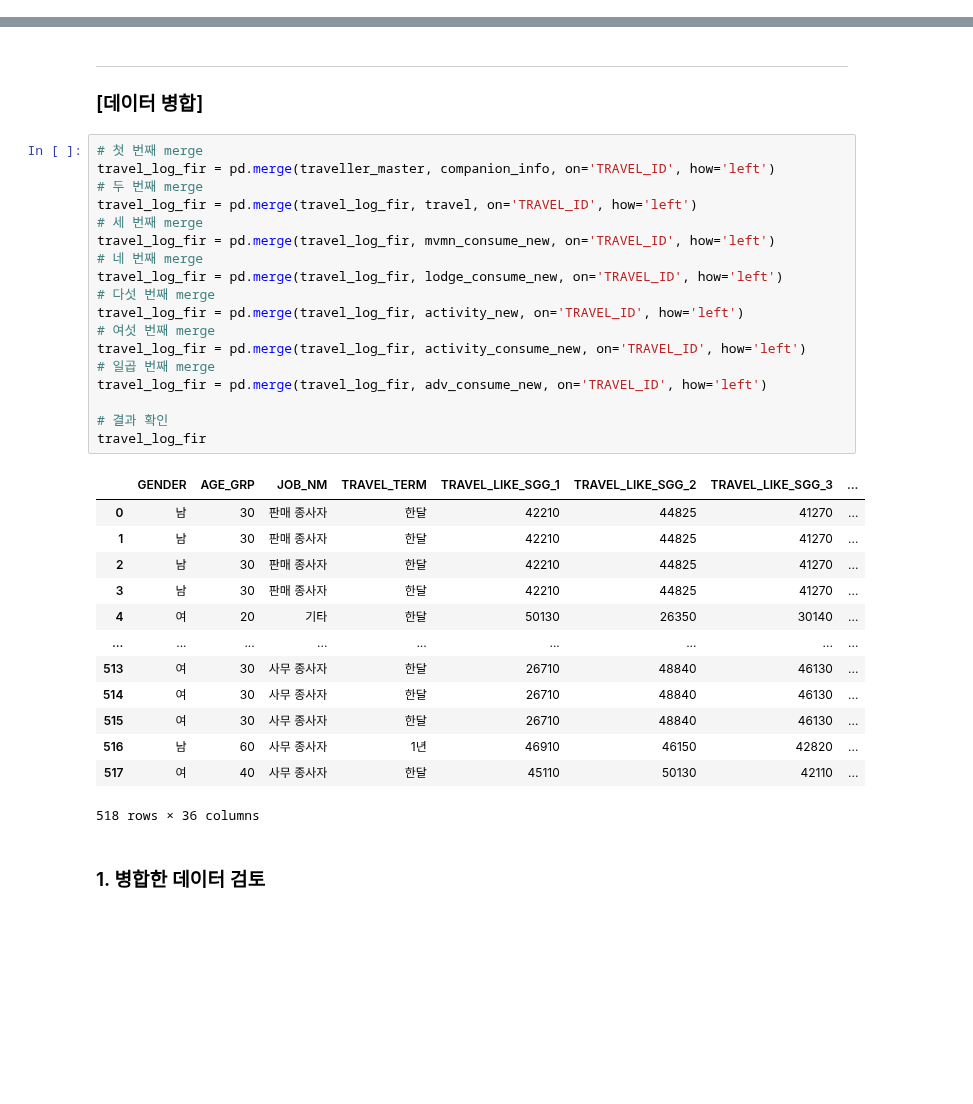
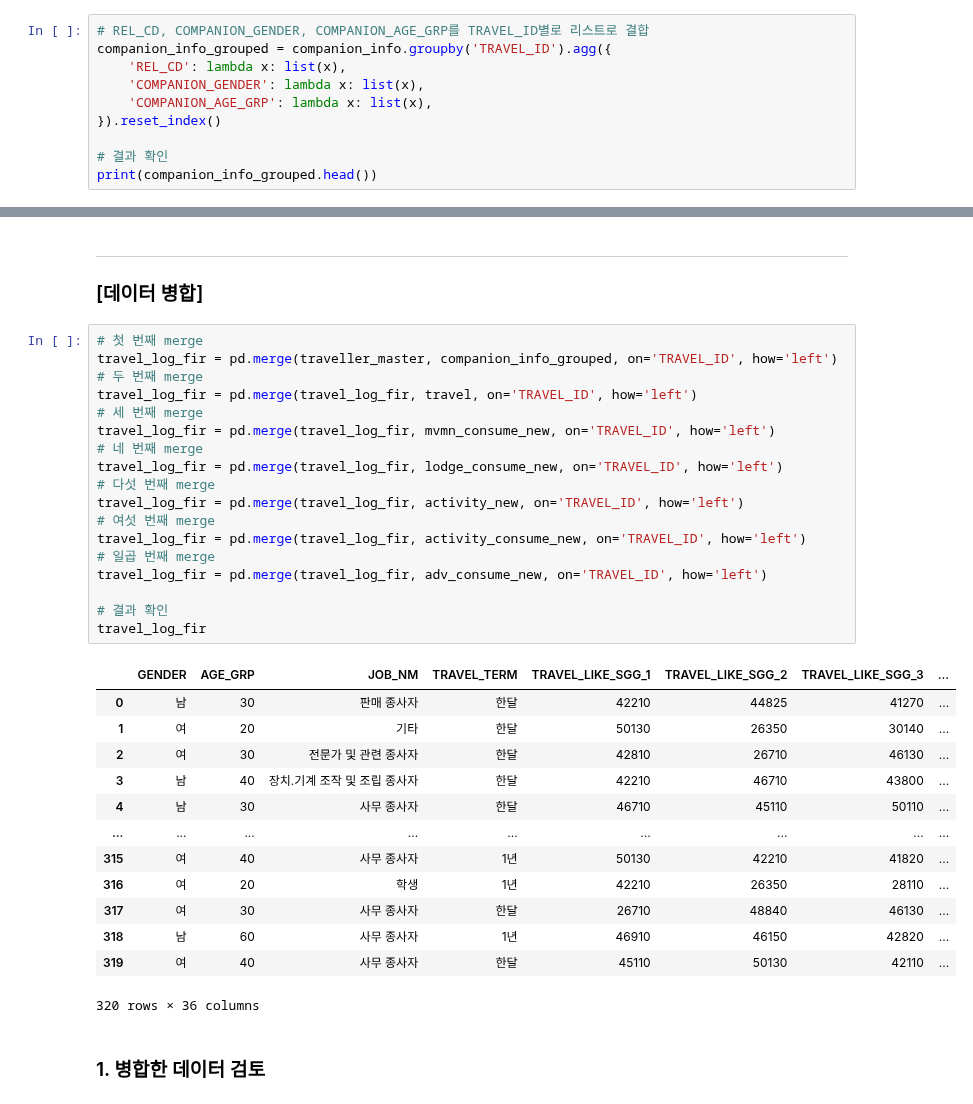
Before and after one commit to bomi03/Bokseol, a Jupyter notebook: validation_data_preprocessing.ipynb, the cells around one changed output, grey strips where cells are left out. Cells and saved outputs as stored; diff of their text form; blank space fills up the shorter version.

```diff
--- a/validation_data_preprocessing.ipynb
+++ b/validation_data_preprocessing.ipynb
@@ -563,0 +566,10 @@ companion_info.head()
+# %%
+# REL_CD, COMPANION_GENDER, COMPANION_AGE_GRP를 TRAVEL_ID별로 리스트로 결합
+companion_info_grouped = companion_info.groupby('TRAVEL_ID').agg({
+    'REL_CD': lambda x: list(x),
+    'COMPANION_GENDER': lambda x: list(x),
+    'COMPANION_AGE_GRP': lambda x: list(x),
+}).reset_index()
+
+# 결과 확인
+print(companion_info_grouped.head())
@@ -1809,36 +1814,36 @@ adv_consume_new.to_csv('data/validation/preprocessing_data/사전소비내역_
 <h3>[데이터 병합]</h3>
 # %%
 # 첫 번째 merge
-travel_log_fir = pd.merge(traveller_master, companion_info, on='TRAVEL_ID', how='left')
+travel_log_fir = pd.merge(traveller_master, companion_info_grouped, on='TRAVEL_ID', how='left')
 # 두 번째 merge
 travel_log_fir = pd.merge(travel_log_fir, travel, on='TRAVEL_ID', how='left')
 # 세 번째 merge
 travel_log_fir = pd.merge(travel_log_fir, mvmn_consume_new, on='TRAVEL_ID', how='left')
 # 네 번째 merge
 travel_log_fir = pd.merge(travel_log_fir, lodge_consume_new, on='TRAVEL_ID', how='left')
 # 다섯 번째 merge
 travel_log_fir = pd.merge(travel_log_fir, activity_new, on='TRAVEL_ID', how='left')
 # 여섯 번째 merge
 travel_log_fir = pd.merge(travel_log_fir, activity_consume_new, on='TRAVEL_ID', how='left')
 # 일곱 번째 merge
 travel_log_fir = pd.merge(travel_log_fir, adv_consume_new, on='TRAVEL_ID', how='left')
 
 # 결과 확인
 travel_log_fir
 # %% [output]
 |  | GENDER | AGE_GRP | JOB_NM | TRAVEL_TERM | TRAVEL_LIKE_SGG_1 | TRAVEL_LIKE_SGG_2 | TRAVEL_LIKE_SGG_3 | ... |
 | 0 | 남 | 30 | 판매 종사자 | 한달 | 42210 | 44825 | 41270 | ... |
-| 1 | 남 | 30 | 판매 종사자 | 한달 | 42210 | 44825 | 41270 | ... |
-| 2 | 남 | 30 | 판매 종사자 | 한달 | 42210 | 44825 | 41270 | ... |
-| 3 | 남 | 30 | 판매 종사자 | 한달 | 42210 | 44825 | 41270 | ... |
-| 4 | 여 | 20 | 기타 | 한달 | 50130 | 26350 | 30140 | ... |
+| 1 | 여 | 20 | 기타 | 한달 | 50130 | 26350 | 30140 | ... |
+| 2 | 여 | 30 | 전문가 및 관련 종사자 | 한달 | 42810 | 26710 | 46130 | ... |
+| 3 | 남 | 40 | 장치․기계 조작 및 조립 종사자 | 한달 | 42210 | 46710 | 43800 | ... |
+| 4 | 남 | 30 | 사무 종사자 | 한달 | 46710 | 45110 | 50110 | ... |
 | ... | ... | ... | ... | ... | ... | ... | ... | ... |
-| 513 | 여 | 30 | 사무 종사자 | 한달 | 26710 | 48840 | 46130 | ... |
-| 514 | 여 | 30 | 사무 종사자 | 한달 | 26710 | 48840 | 46130 | ... |
-| 515 | 여 | 30 | 사무 종사자 | 한달 | 26710 | 48840 | 46130 | ... |
-| 516 | 남 | 60 | 사무 종사자 | 1년 | 46910 | 46150 | 42820 | ... |
-| 517 | 여 | 40 | 사무 종사자 | 한달 | 45110 | 50130 | 42110 | ... |
+| 315 | 여 | 40 | 사무 종사자 | 1년 | 50130 | 42210 | 41820 | ... |
+| 316 | 여 | 20 | 학생 | 1년 | 42210 | 26350 | 28110 | ... |
+| 317 | 여 | 30 | 사무 종사자 | 한달 | 26710 | 48840 | 46130 | ... |
+| 318 | 남 | 60 | 사무 종사자 | 1년 | 46910 | 46150 | 42820 | ... |
+| 319 | 여 | 40 | 사무 종사자 | 한달 | 45110 | 50130 | 42110 | ... |
-518 rows × 36 columns
+320 rows × 36 columns
 # %% [markdown]
 <h3>1. 병합한 데이터 검토</h3>
 # %% [markdown]
```
Also changed, not shown: parts of 21 cells of this notebook.
